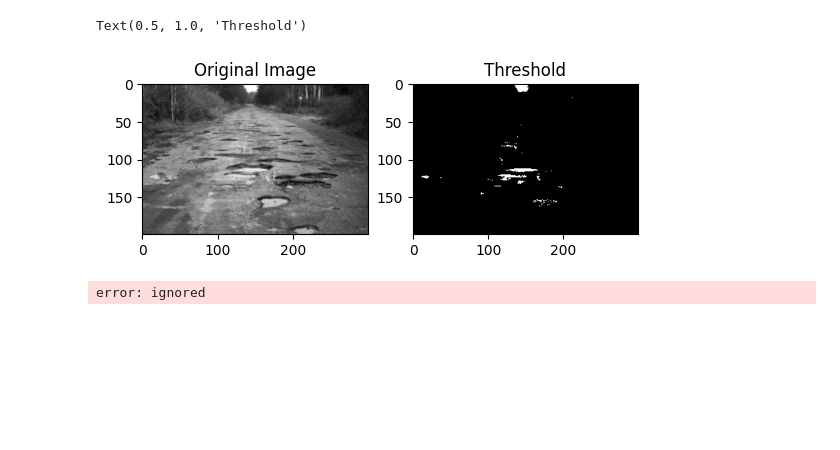
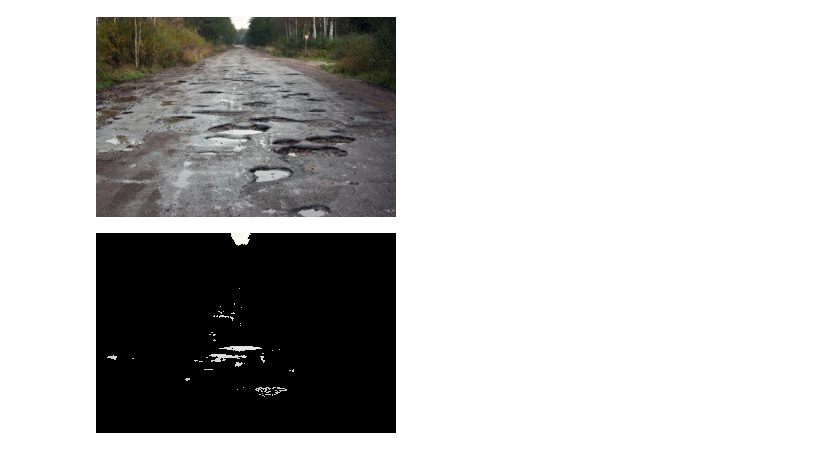
Before and after one commit to K2FA/PCVK_Genap_2021, a Jupyter notebook: ProjekAkhir.ipynb, the cells around one changed output. Saved outputs shown, nothing was run; the diff lists cells and outputs as text; code cells hidden in the pictures; blank space fills up the shorter version.

```diff
--- a/ProjekAkhir.ipynb
+++ b/ProjekAkhir.ipynb
@@ -10,38 +10,39 @@ import cv2 as cv
 import numpy as np
 from matplotlib import pyplot as plt
 from google.colab.patches import cv2_imshow
-# %%
-img = cv.imread('/content/drive/MyDrive/PCVK/ProjekBesar/3.jpg')
-# img_rgb = cv.cvtColor(img, cv.COLOR_BGR2RGB)
-img_gray = cv.cvtColor(img, cv.COLOR_BGR2GRAY)
-
-ret,thresh1 = cv.threshold(img_gray,200,255,cv.THRESH_BINARY)
-
-plt.subplot(2,2,1),plt.imshow(img_gray,'gray')
-plt.title('Original Image')
-plt.subplot(2,2,2),plt.imshow(thresh1,'gray')
-plt.title('Threshold')
-# %% [output]
-Text(0.5, 1.0, 'Threshold')
-[figure, removed]
 # %%
+import cv2 as cv
+import numpy as np
+
 def color_segmentation(image, lower_hsv, upper_hsv):
     # Konversi gambar ke mode warna HSV
     hsv_image = cv.cvtColor(image, cv.COLOR_BGR2HSV)
 
     # Buat mask dengan batasan warna yang ditentukan
     mask = cv.inRange(hsv_image, lower_hsv, upper_hsv)
 
     # Aplikasikan mask ke gambar asli
     segmented_image = cv.bitwise_and(image, image, mask=mask)
 
     return segmented_image
 
-lower_hsv = np.array([0, 100, 100])
-upper_hsv = np.array([10, 255, 255])
+# Baca gambar input
+image = cv.imread('/content/drive/MyDrive/PCVK/ProjekBesar/3.jpg')
 
-segmented_image = color_segmentation(thresh1, lower_hsv, upper_hsv)
+# Tentukan batasan warna dalam mode HSV (segmen warna hijau)
+lower_hsv = np.array([0, 0, 200])  # Ubah nilai sesuai kebutuhan
+upper_hsv = np.array([180, 30, 255])  # Ubah nilai sesuai kebutuhan
 
-cv2_imshow( img)
+# Lakukan segmentasi warna
+segmented_image = color_segmentation(image, lower_hsv, upper_hsv)
+
+
+# Tampilkan gambar asli, hasil segmentasi, dan hasil blob analysis
+cv2_imshow(image)
+cv2_imshow(segmented_image)
+
+cv.waitKey(0)
+cv.destroyAllWindows()
 # %% [output]
-error: ignored
+[figure, added]
+[figure, added]
```
Also changed, not shown: parts of 2 cells of this notebook.
